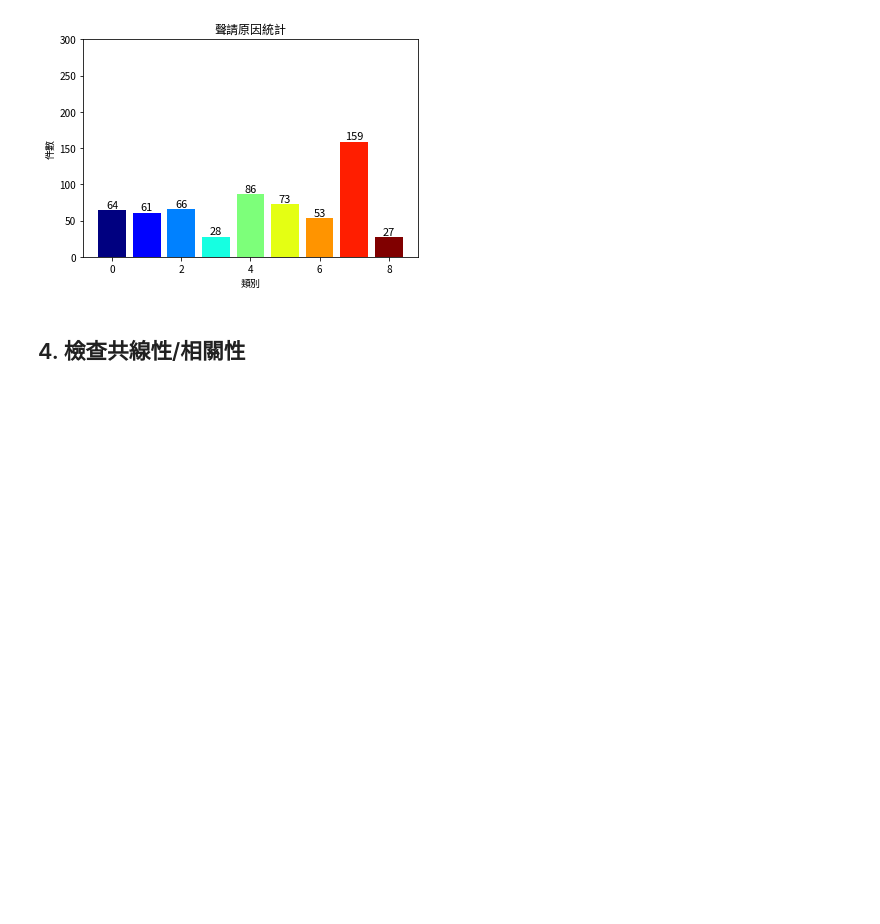
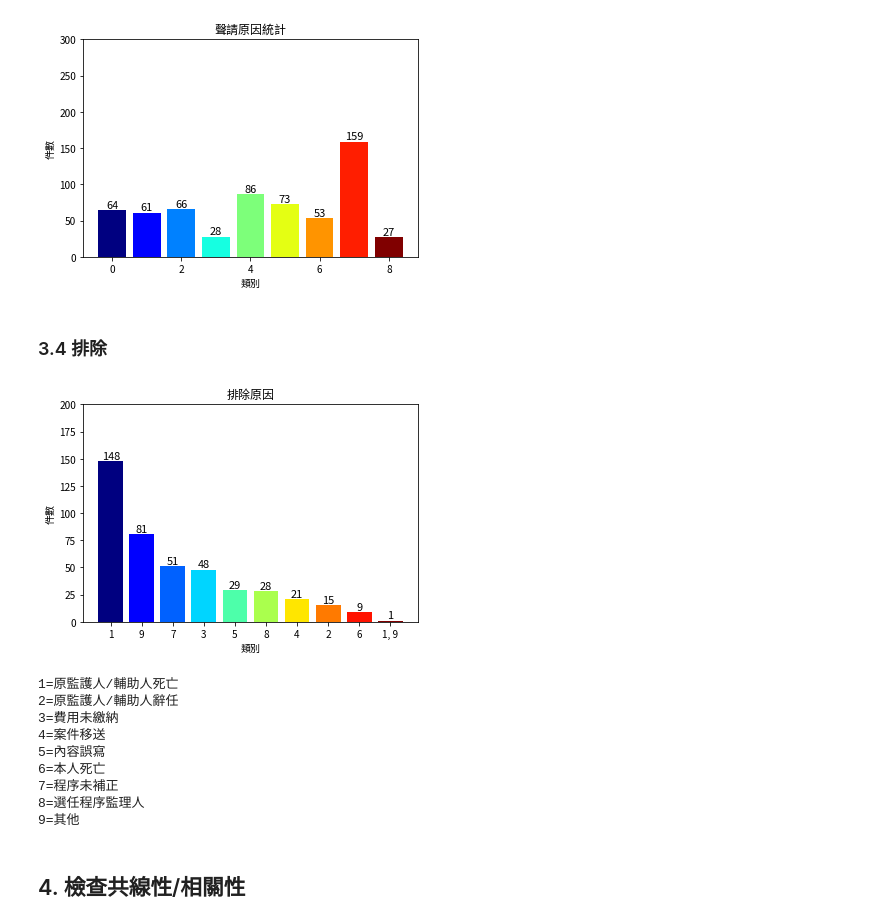
Before and after one commit to jeremy5189/legal-data-analysis, a Jupyter notebook: G4_報告網頁檔.ipynb, the cells around one changed output. Drawn from its saved outputs; the diff is of its cells as text; code cells hidden in the pictures; blank space fills up the shorter version.

```diff
--- a/G4_報告網頁檔.ipynb
+++ b/G4_報告網頁檔.ipynb
@@ -449,6 +449,50 @@ p.bar(
   "8": "聲因9"
 }
 [figure]
+# %% [markdown]
+### 3.4 排除
+# %%
+wb_exclude = gc.open_by_key('1Xhp7kQfweLOLmiAQpMgfVFuLnClL1kVEKuNDV5a6eTo')
+sheet_exclude = wb_exclude.worksheet('不可用')
+data_exclude = sheet_exclude.get_all_values()
+pd_exclude = pd.DataFrame(data_exclude)
+pd_exclude.columns = pd_exclude.iloc[0]
+pd_exclude = pd_exclude.iloc[1:]
+
+vc = pd_exclude['排除理由'].value_counts()
+y = list(vc)
+x = list(vc.keys())
+
+p.bar(
+    x,
+    y,
+    '排除原因',
+    '類別', '件數',
+    ylim=200,
+)
+
+print("""
+1=原監護人/輔助人死亡
+2=原監護人/輔助人辭任
+3=費用未繳納
+4=案件移送
+5=內容誤寫
+6=本人死亡
+7=程序未補正
+8=選任程序監理人
+9=其他
+""")
+# %% [output]
+[figure, added]
+1=原監護人/輔助人死亡
+2=原監護人/輔助人辭任
+3=費用未繳納
+4=案件移送
+5=內容誤寫
+6=本人死亡
+7=程序未補正
+8=選任程序監理人
+9=其他
 # %% [markdown]
 ## 4. 檢查共線性/相關性
 # %%
```
Also changed, not shown: parts of 4 cells of this notebook.
